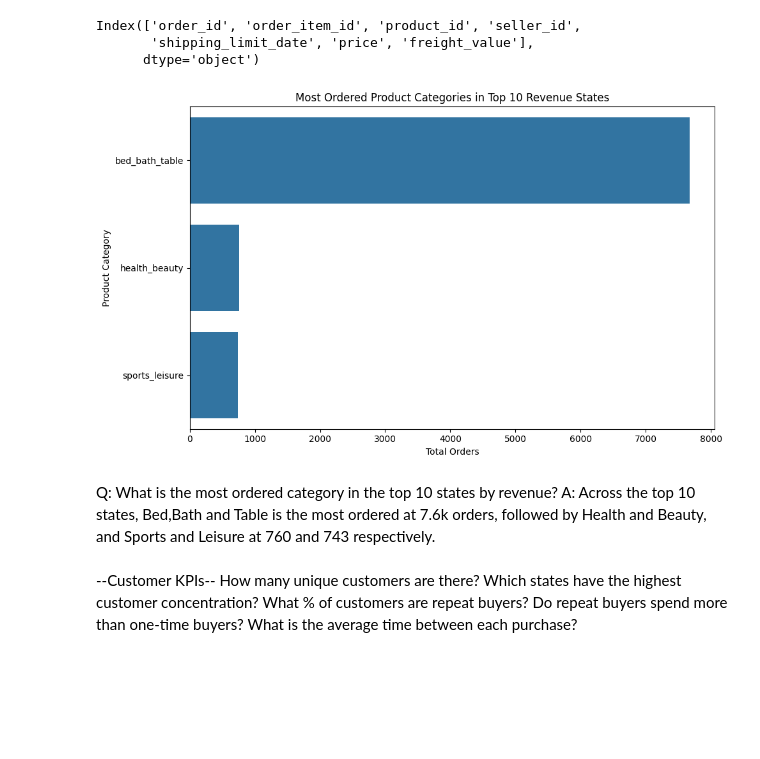
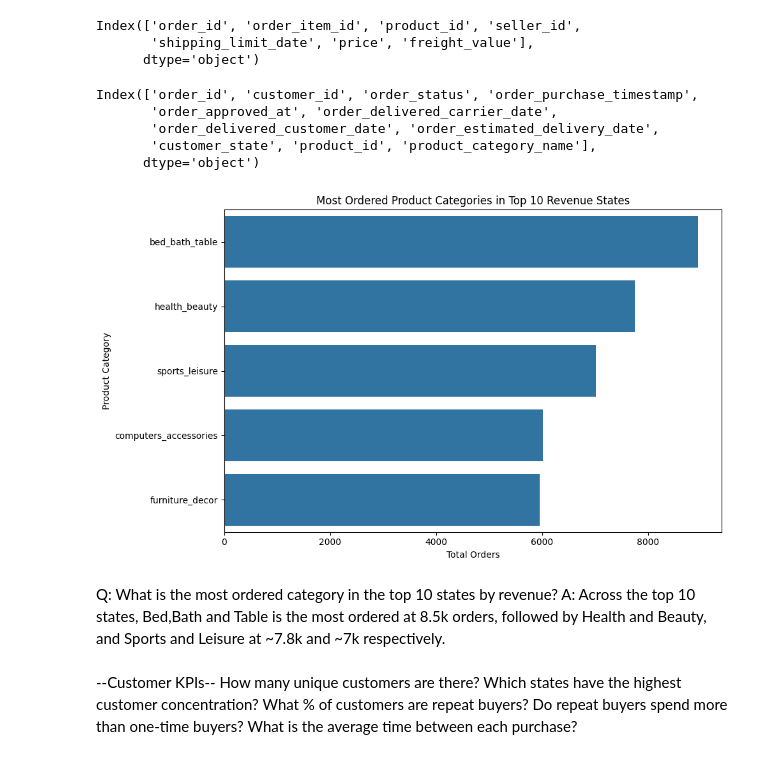
Before and after one commit to Scarl3tx/Ecommerce_Analysis, a Jupyter notebook: notebooks/analysis.ipynb, the cells around one changed output. Saved outputs shown, nothing was run; the diff lists cells and outputs as text; code cells hidden in the pictures; blank space fills up the shorter version.

Commit message:
Amended code to display Top categories by orders, amongst top 10 states

```diff
--- a/notebooks/analysis.ipynb
+++ b/notebooks/analysis.ipynb
@@ -363,52 +363,51 @@ orders_items_top = orders_top_states.merge(
     on='product_id',
     how='left'
 )
+# %%
+orders_items_top.columns
+# %% [output]
+Index(['order_id', 'customer_id', 'order_status', 'order_purchase_timestamp',
+       'order_approved_at', 'order_delivered_carrier_date',
+       'order_delivered_customer_date', 'order_estimated_delivery_date',
+       'customer_state', 'product_id', 'product_category_name'],
+      dtype='object')
 # %%
-category_by_state = (
+category_order_sums = (
     orders_items_top
-    .groupby(['customer_state','product_category_name'])
-    .agg(num_orders=('order_id','nunique'))
-    .reset_index()
+    .groupby('product_category_name')['order_id']
+    .nunique()  # COUNTD(Order ID)
+    .reset_index(name='total_num_orders')
+    .sort_values(by='total_num_orders', ascending=False)
 )
 
-# Get the most ordered category per state
-most_ordered_category = category_by_state.loc[category_by_state.groupby('customer_state')['num_orders'].idxmax()]
-most_ordered_category_english = most_ordered_category.merge(
+#English names
+category_order_sums = category_order_sums.merge(
     category_english[['product_category_name','product_category_name_english']],
     on='product_category_name',
     how='left'
-)
-
-# Sum the number of orders for each top category across states
-category_order_sums = (
-    most_ordered_category_english
-    .groupby('product_category_name_english')
-    .agg(total_num_orders=('num_orders', 'sum'))
-    .reset_index()
-    .sort_values(by='total_num_orders', ascending=False)
-)
+).sort_values(by='total_num_orders', ascending=False)
 
 import matplotlib.pyplot as plt
 import seaborn as sns
 
 # Plot the top categories by total orders
 plt.figure(figsize=(10,6))
 sns.barplot(
-    data=category_order_sums,          # DataFrame from previous step
+    data=category_order_sums.head(5),
     x='total_num_orders',              # Total orders
     y='product_category_name_english',# Category names
 )
 
 plt.title("Most Ordered Product Categories in Top 10 Revenue States")
 plt.xlabel("Total Orders")
 plt.ylabel("Product Category")
 plt.tight_layout()
 plt.show()
 # %% [output]
-[figure, old version]
+[figure, new version]
 # %% [markdown]
 Q: What is the most ordered category in the top 10 states by revenue?
-A: Across the top 10 states, Bed,Bath and Table is the most ordered at 7.6k orders, followed by Health and Beauty, and Sports and Leisure at 760 and 743 respectively.
+A: Across the top 10 states, Bed,Bath and Table is the most ordered at 8.5k orders, followed by Health and Beauty, and Sports and Leisure at ~7.8k and ~7k respectively.
 # %% [markdown]
 --Customer KPIs--
 How many unique customers are there?
```
